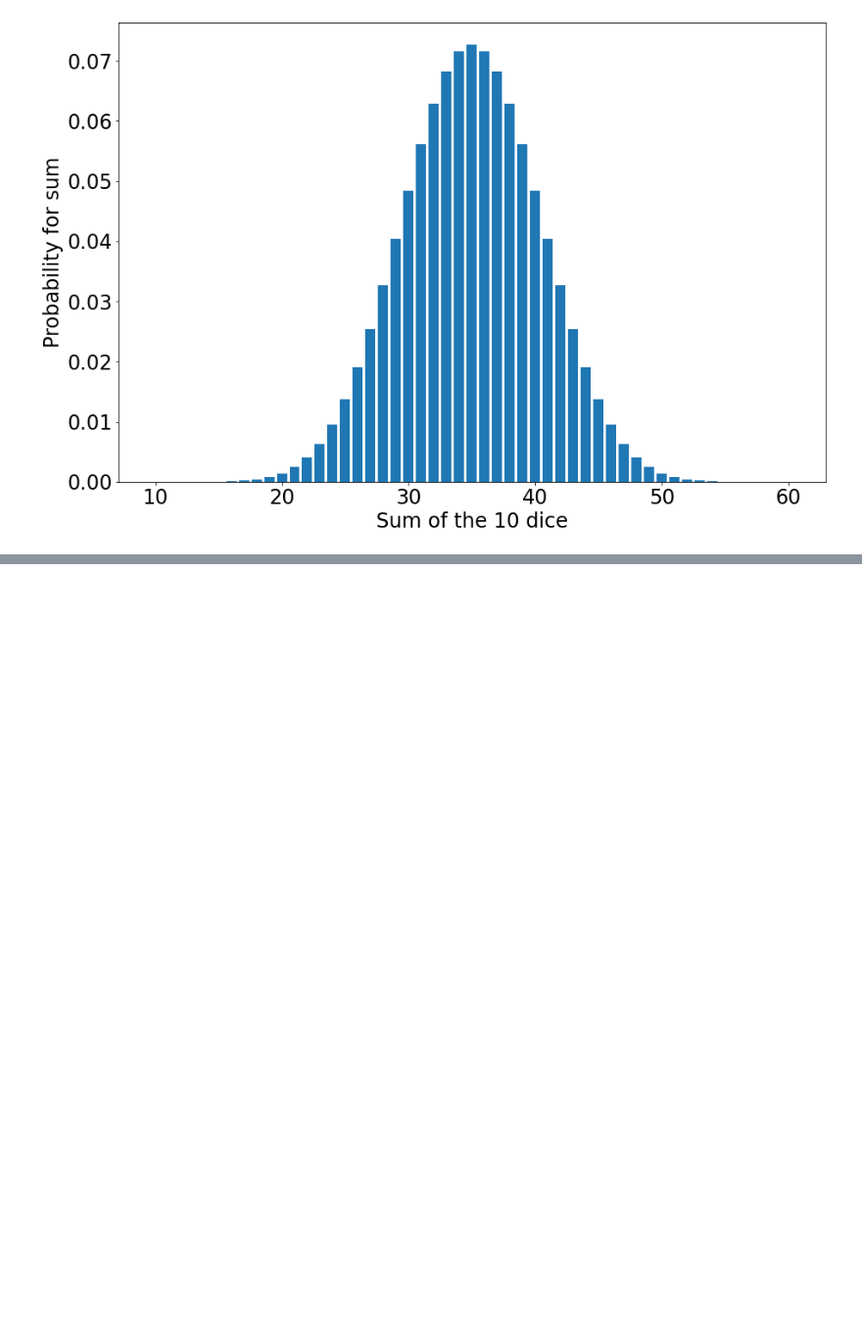
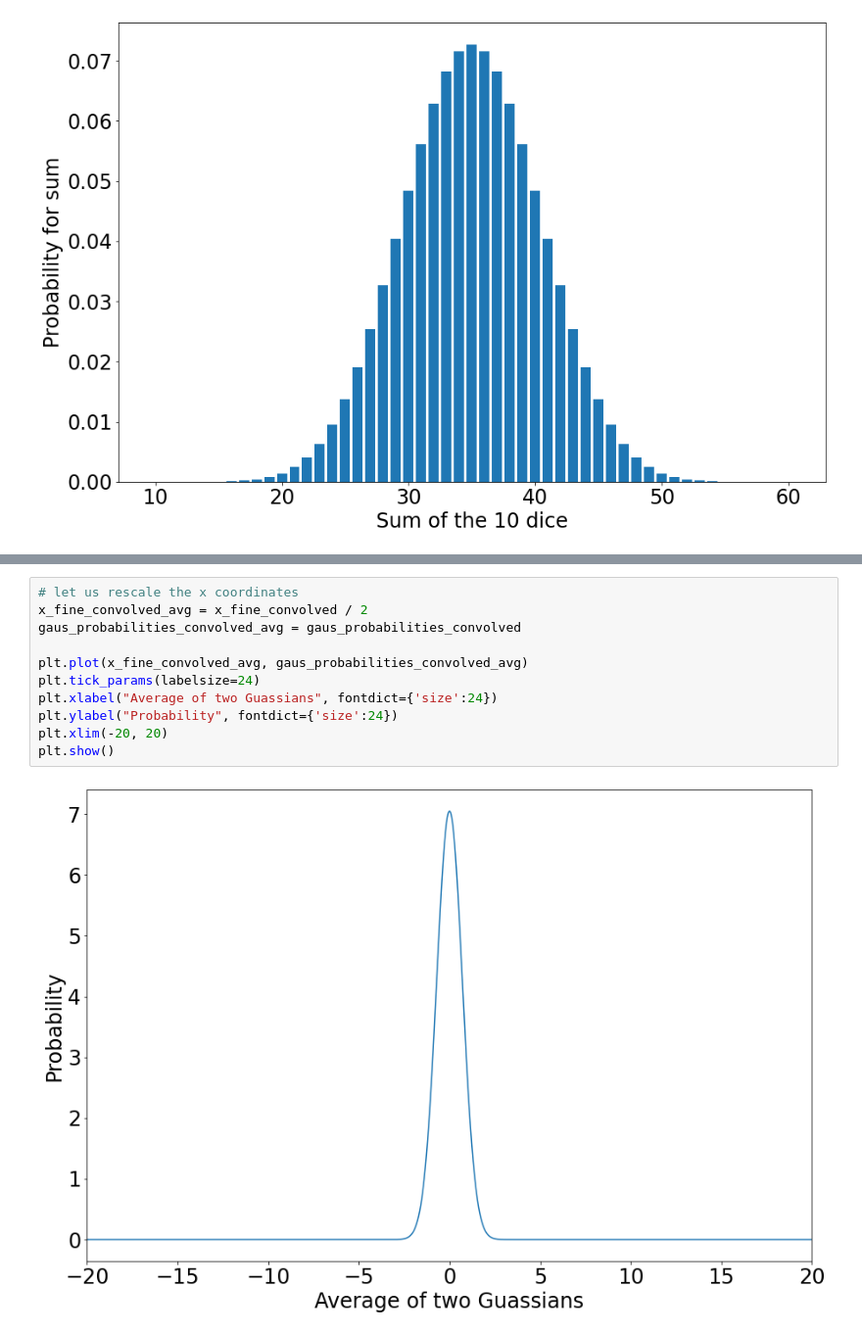
Before and after one commit to williamdolsen/phys434-21au, a Jupyter notebook: homework/hw2/homework2.ipynb, the cells around one changed output, grey strips where cells are left out. Shown at 98% size. Cells and saved outputs as stored; diff of their text form; blank space fills up the shorter version.

```diff
--- a/homework/hw2/homework2.ipynb
+++ b/homework/hw2/homework2.ipynb
@@ -147,0 +178,13 @@ for i in np.linspace(-20, 20, 1000):
+# %%
+# let us rescale the x coordinates
+x_fine_convolved_avg = x_fine_convolved / 2
+gaus_probabilities_convolved_avg = gaus_probabilities_convolved
+
+plt.plot(x_fine_convolved_avg, gaus_probabilities_convolved_avg)
+plt.tick_params(labelsize=24)
+plt.xlabel("Average of two Guassians", fontdict={'size':24})
+plt.ylabel("Probability", fontdict={'size':24})
+plt.xlim(-20, 20)
+plt.show()
+# %% [output]
+[figure, added]
```
Also changed, not shown: parts of 22 cells of this notebook.
